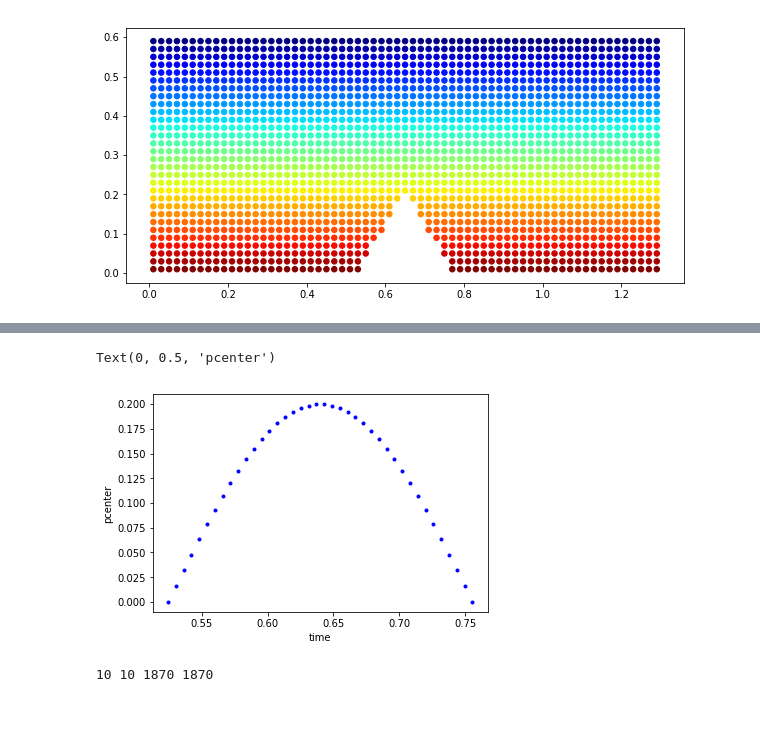
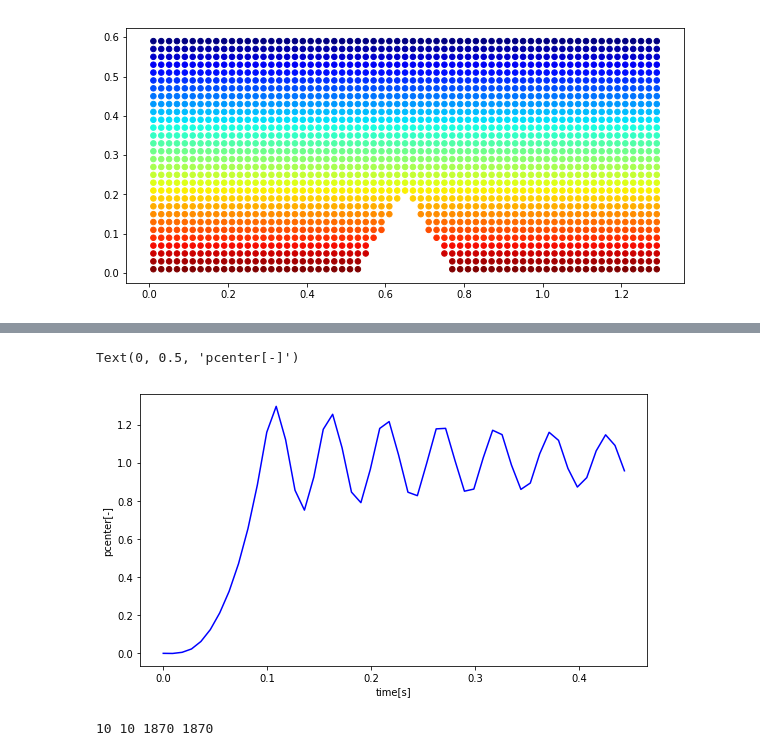
Before and after one commit to Jinx134235/static-water, a Jupyter notebook: particle&pressure plot.ipynb, the cells around one changed output, grey strips where cells are left out. Cells and saved outputs as stored; diff of their text form; code cells hidden in the pictures; blank space fills up the shorter version.

```diff
--- a/particle&pressure plot.ipynb
+++ b/particle&pressure plot.ipynb
@@ -269,24 +174,31 @@ plt.show()
 # %%
-dt = 1.387e-4
+dt = 8.8662e-5
 #damp = 2500*dt
 h = 0.2
 a = np.sqrt(3)
-time = np.linspace(dt,8600*dt,86)
+time = np.linspace(dt,5000*dt,50)
 xx = np.linspace(xl/2-h/a,xl/2+h/a, 40)
 yy = h*np.sin(a*np.pi/(2*h)*(xx-(xl/2-h/a)))
 #tsuita = 0.5*np.sin((time/damp-0.5)*np.pi)+0.5
-pcenter = data4[:,1]
+pcenter = data4[:,1]/(h*9800)
 #pedge = pressure[0:39]
-av_vel = data4[:50,2]
-cor_vel = data4[:,3]
-plt.plot(xx,yy,'.b')
-plt.xlabel('time')
-plt.ylabel('pcenter')
+av_vel = data4[:,2]
+cen_vel = data4[:,3]
+fig,ax = plt.subplots(figsize=(20,5))
+pads = plt.subplot(121)
+pads.plot(time,pcenter,'-b')
+plt.xlabel('time[s]')
+plt.ylabel('pcenter[-]')
+
+#adase = plt.subplot(122)
+#adase.plot(time,cen_vel,'-b')
+#plt.xlabel('time[s]')
+#plt.ylabel('v_center[m/s]')
 #plt.title('c_0=20*(gH)**(1/2)')
 #print(t)
 # %% [output]
-Text(0, 0.5, 'pcenter')
+Text(0, 0.5, 'pcenter[-]')
-[figure, old version]
+[figure, new version]
 # %%
 color = ['r','#eb8600','y','g','c','b','m','k','#eb8696','#166396']
 fig, ax = plt.subplots(figsize=(10, 7))
```
Also changed, not shown: parts of 7 cells of this notebook, 10 other files.
